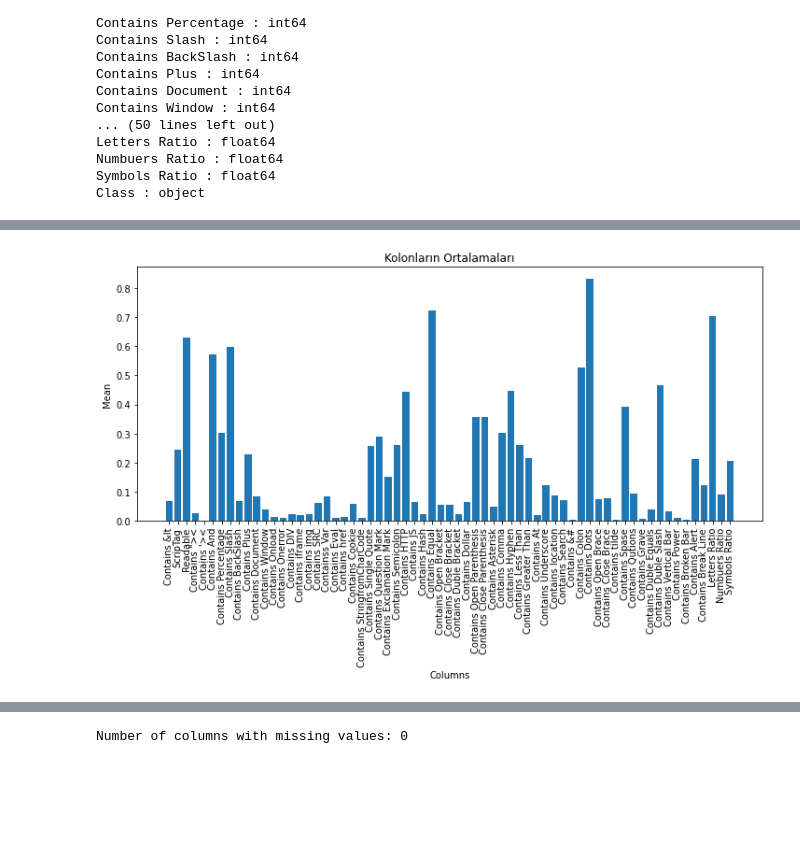
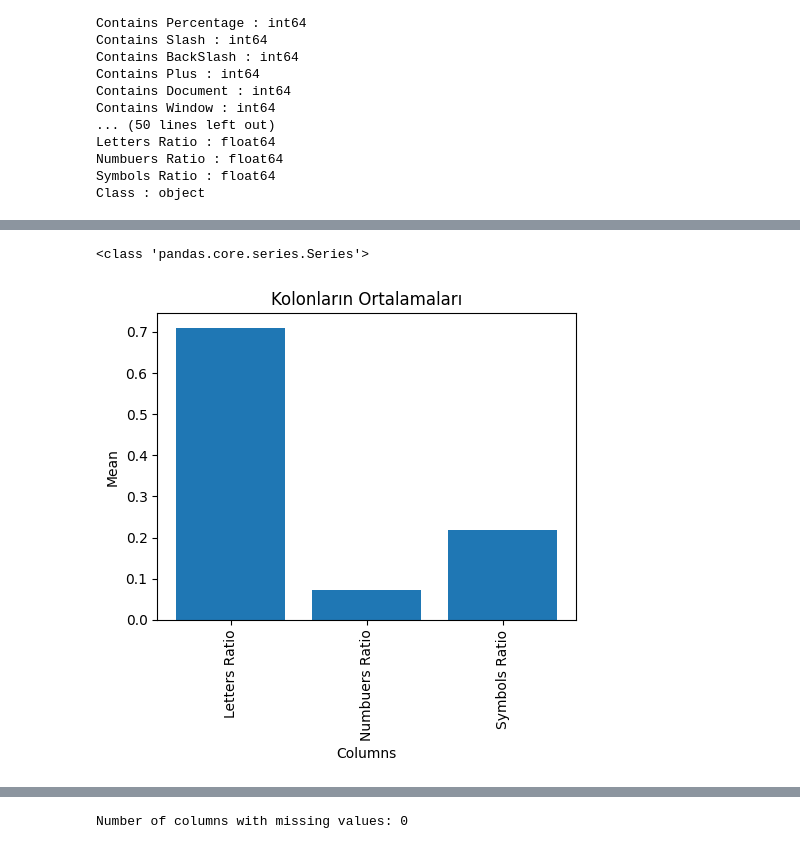
Before and after one commit to sahinebrar/MachineLearningExercises, a Jupyter notebook: XSS_detection.ipynb, the cells around one changed output, grey strips where cells are left out. Drawn from its saved outputs; the diff is of its cells as text; code cells hidden in the pictures; blank space fills up the shorter version.

```diff
--- a/XSS_detection.ipynb
+++ b/XSS_detection.ipynb
@@ -66,3 +53,6 @@ Letters Ratio : float64
 Numbuers Ratio : float64
 Symbols Ratio : float64
 Class : object
+# %%
+df = df.drop_duplicates()
+print("Dataset Shape after dropping duplicates: ", df.shape)
@@ -104,14 +89,15 @@ plt.show()
 # %%
 # calculate the mean of each column
-means = df.mean()
-
+means = df[['Letters Ratio', 'Numbuers Ratio', 'Symbols Ratio']].mean()
+print(type(means))
 # create a bar plot
-plt.figure(figsize=(12, 5)) # set the size of the plot
+plt.figure(figsize=(5, 5))
 plt.bar(means.index, means.values)
 plt.xticks(rotation=90)
 plt.title("Kolonların Ortalamaları")
 plt.xlabel("Columns")
 plt.ylabel("Mean")
 plt.show()
 # %% [output]
+<class 'pandas.core.series.Series'>
-[figure, old version]
+[figure, new version]
```
Also changed, not shown: parts of 29 cells of this notebook.
